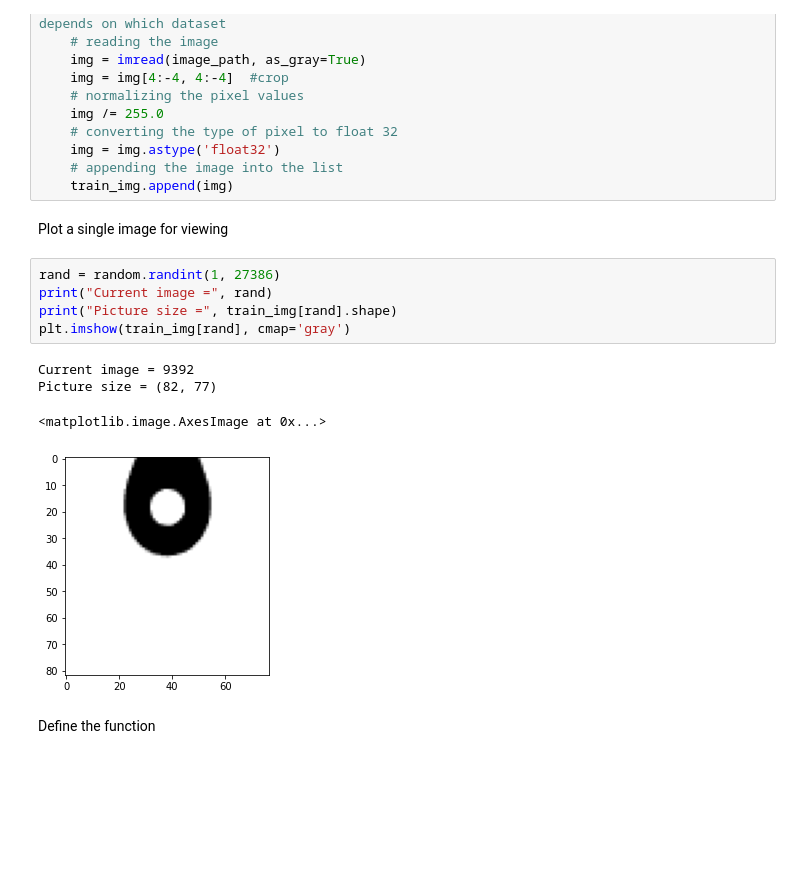
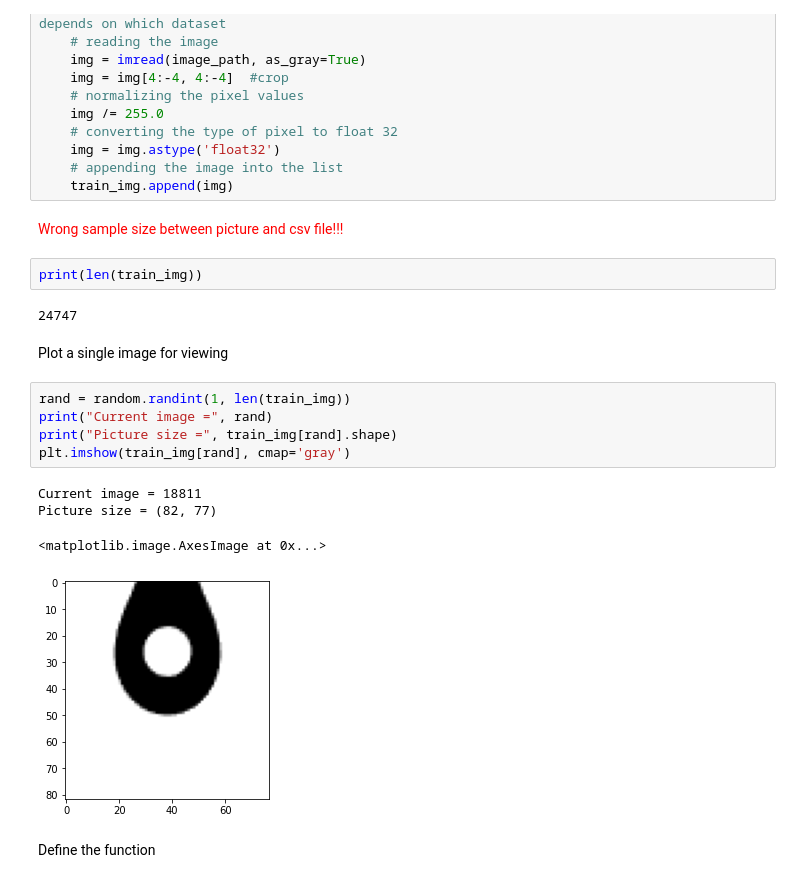
Before and after one commit to ShaoKAi100812/Pendant_Drop_Tensiometry_Prediction, a Jupyter notebook: main_augmentation.ipynb, the cells around one changed output. Saved outputs shown, nothing was run; the diff lists cells and outputs as text; blank space fills up the shorter version.

```diff
--- a/main_augmentation.ipynb
+++ b/main_augmentation.ipynb
@@ -170,18 +176,24 @@ for img_name in data_image_augmentation.iloc[0:,3:].index + 1:      # modify the
     img = img.astype('float32')
     # appending the image into the list
     train_img.append(img)
+# %% [markdown]
+<font color=red> Wrong sample size between picture and csv file!!!
+# %%
+print(len(train_img))
+# %% [output]
+24747
 # %% [markdown]
 Plot a single image for viewing
 # %%
-rand = random.randint(1, 27386)
+rand = random.randint(1, len(train_img))
 print("Current image =", rand)
 print("Picture size =", train_img[rand].shape)
 plt.imshow(train_img[rand], cmap='gray')
 # %% [output]
-Current image = 9392
+Current image = 18811
 Picture size = (82, 77)
 <matplotlib.image.AxesImage at 0x...>
-[figure, old version]
+[figure, new version]
 # %% [markdown]
 Define the function
 # %%
```
Also changed, not shown: parts of 11 cells of this notebook.
